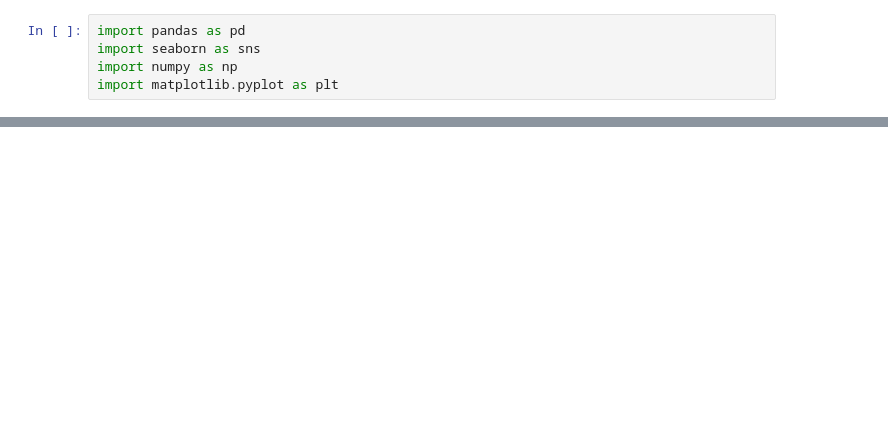
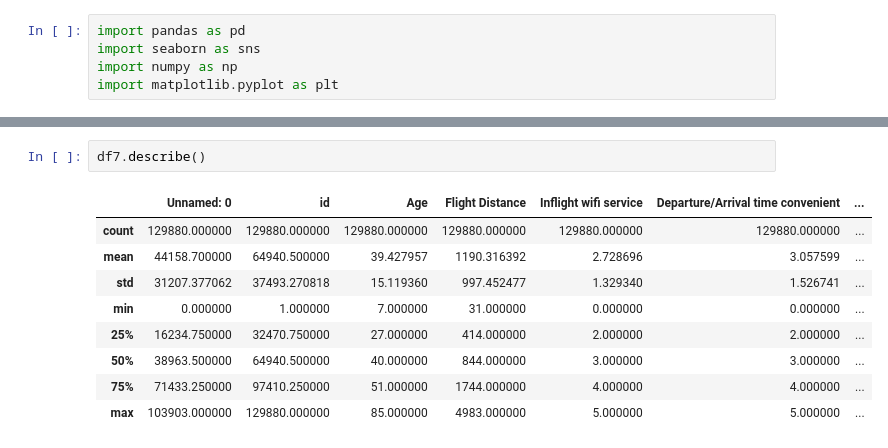
Before and after one commit to ZygimantasJakubauskas/Mashine-Learning-CA1, a Jupyter notebook: ML/CA1 Project.ipynb, the cells around one changed output, grey strips where cells are left out. Saved outputs shown, nothing was run; the diff lists cells and outputs as text; blank space fills up the shorter version.

```diff
--- a/ML/CA1 Project.ipynb
+++ b/ML/CA1 Project.ipynb
@@ -79,0 +49,12 @@ df3.shape
+# %%
+df7.describe()
+# %% [output]
+|  | Unnamed: 0 | id | Age | Flight Distance | Inflight wifi service | Departure/Arrival time convenient | ... |
+| count | 129880.000000 | 129880.000000 | 129880.000000 | 129880.000000 | 129880.000000 | 129880.000000 | ... |
+| mean | 44158.700000 | 64940.500000 | 39.427957 | 1190.316392 | 2.728696 | 3.057599 | ... |
+| std | 31207.377062 | 37493.270818 | 15.119360 | 997.452477 | 1.329340 | 1.526741 | ... |
+| min | 0.000000 | 1.000000 | 7.000000 | 31.000000 | 0.000000 | 0.000000 | ... |
+| 25% | 16234.750000 | 32470.750000 | 27.000000 | 414.000000 | 2.000000 | 2.000000 | ... |
+| 50% | 38963.500000 | 64940.500000 | 40.000000 | 844.000000 | 3.000000 | 3.000000 | ... |
+| 75% | 71433.250000 | 97410.250000 | 51.000000 | 1744.000000 | 4.000000 | 4.000000 | ... |
+| max | 103903.000000 | 129880.000000 | 85.000000 | 4983.000000 | 5.000000 | 5.000000 | ... |
```
Also changed, not shown: parts of 18 cells of this notebook, 5 other files.
